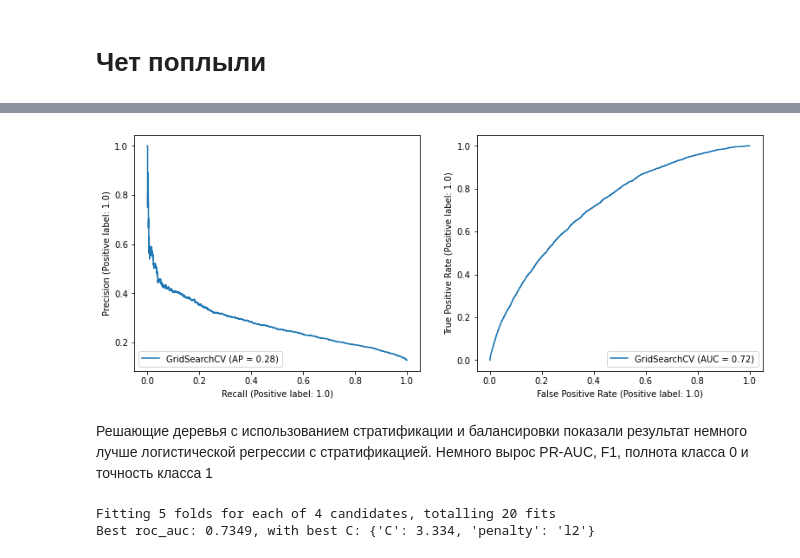
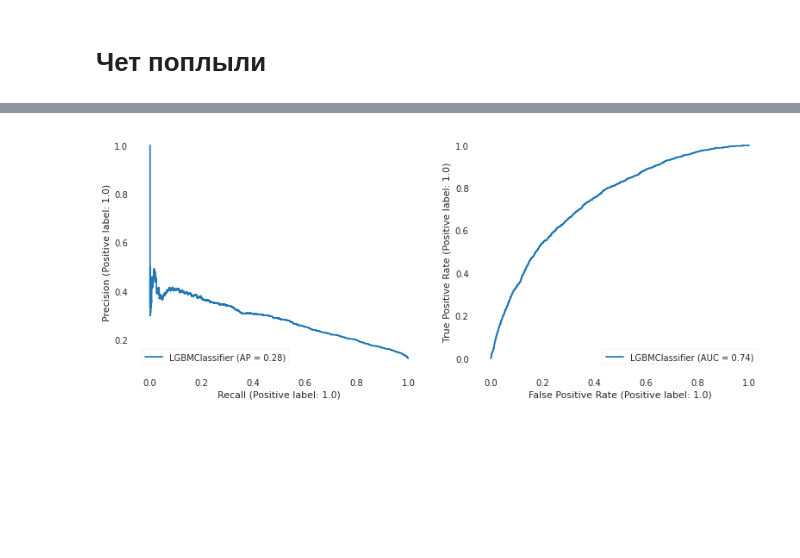
Before and after one commit to vetak8/skillfactory, a Jupyter notebook: module_5/credit-scoring-vetak8_new.ipynb, the cells around one changed output, grey strips where cells are left out. Saved outputs shown, nothing was run; the diff lists cells and outputs as text; code cells hidden in the pictures; blank space fills up the shorter version.

Commit message:
Дошел до модели с бустингом. но чет не получается
самый лучший результат показали деревья с стратификацией

```diff
--- a/module_5/credit-scoring-vetak8_new.ipynb
+++ b/module_5/credit-scoring-vetak8_new.ipynb
@@ -990,7 +1044,8 @@ df['pca_address'] = df['pca_address'] + 5
 # %%
 '''ЛОГАРИФМИРОВАНИЕ'''
-to_log = ['age', 'income', 'days_beetwen','pca_address']
-df['pca_address'] = df['pca_address']
+to_log = [ 'income', 'days_beetwen','pca_address']
 for col in to_log:
-    df[col] = np.log(df[col])
+    df_train_hotted[col] = np.log(df_train_hotted[col])
+for col in to_log:
+    df_test_hotted[col] = np.log(df_test_hotted[col])
 # %%
@@ -1223,0 +1384,11 @@ df_report = get_scores(df_report,clf_rf, X_test,y_test, 'RandomForestClassifier_
+# %%
+X_ = df[df['test']==0].drop(['default','test'],axis=1)
+y_ = df['default'][df['test']==0]
+
+
+for c in X_.columns:
+    col_type = X_[c].dtype
+    if col_type == 'object' or col_type.name =='category':
+        X_[c] = X_[c].astype('category')
+# %%
+X_train_, X_test_, y_train_, y_test_ = train_test_split(X_,y_,test_size=0.2, random_state=RANDOM_SEED)
@@ -1224,3 +1399,8 @@ df_report = get_scores(df_report,clf_rf, X_test,y_test, 'RandomForestClassifier_
+# %%
+lgb = LGBMClassifier()
+lgb.fit(X_train_,y_train_, categorical_feature='auto')
+
+df_report = get_scores(df_report,lgb, X_test_,y_test_,'LGBMClassifier')
 # %%
 df_report
 # %% [output]
@@ -1233,27 +1414,7 @@ df_report
 # %%
 fig, (ax1, ax2) = plt.subplots(1, 2, figsize=(13,5))
 
-plot_precision_recall_curve(clf_rf, X_test, y_test,ax=ax1)
-plot_roc_curve(clf_rf, X_test, y_test, ax=ax2);
+plot_precision_recall_curve(lgb, X_test_, y_test_,ax=ax1)
+plot_roc_curve(lgb, X_test_, y_test_, ax=ax2);
 # %% [output]
-[figure, old version]
+[figure, new version]
-# %% [markdown]
-Решающие деревья с использованием стратификации и балансировки показали результат немного лучше логистической регрессии с стратификацией. Немного вырос PR-AUC, F1, полнота класса 0 и точность класса 1
-# %%
-# Grid Search
-rf_skf = RandomForestClassifier()
-skf = StratifiedShuffleSplit(n_splits=5, random_state=10)
-
-param = {'bootstrap':[True],
-        'max_depth':[10,30],
-        'n_estimators':[600,1000]}
-
-
-clf_rf_over = GridSearchCV(
-    rf_skf, param, scoring='roc_auc', refit=True, cv=skf, verbose =3, n_jobs=-1)
-clf_rf_over.fit(X_over,y_over)
-
-print('Best roc_auc: {:.4}, with best C: {}'.format(clf_model.best_score_, clf_model.best_params_))
-# %% [output]
-Fitting 5 folds for each of 4 candidates, totalling 20 fits
-Best roc_auc: 0.7349, with best C: {'C': 3.334, 'penalty': 'l2'}
```
Also changed, not shown: parts of 138 cells of this notebook, 1 other file.
